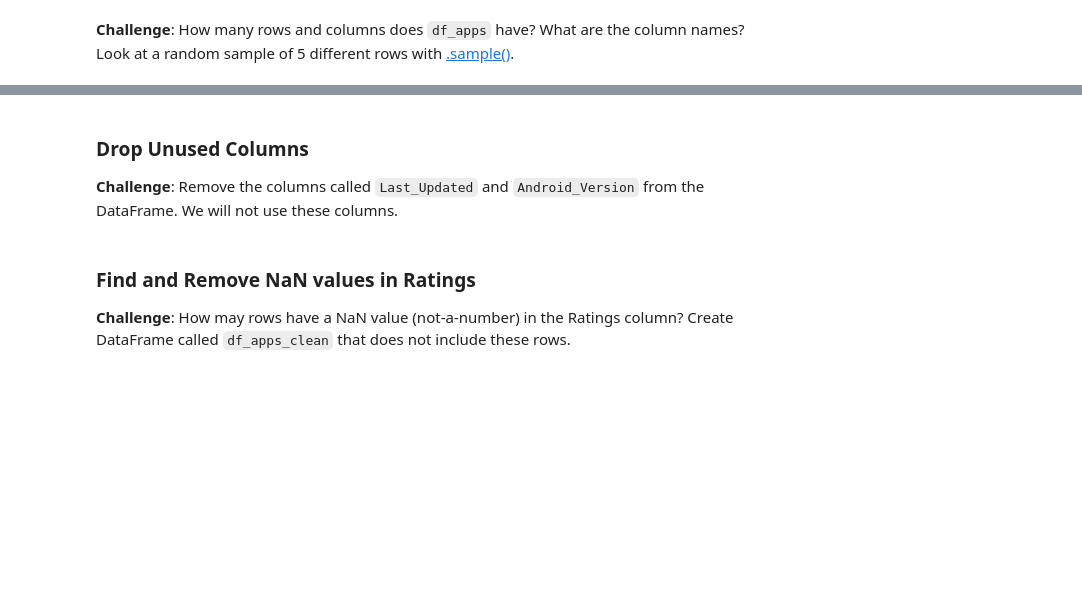
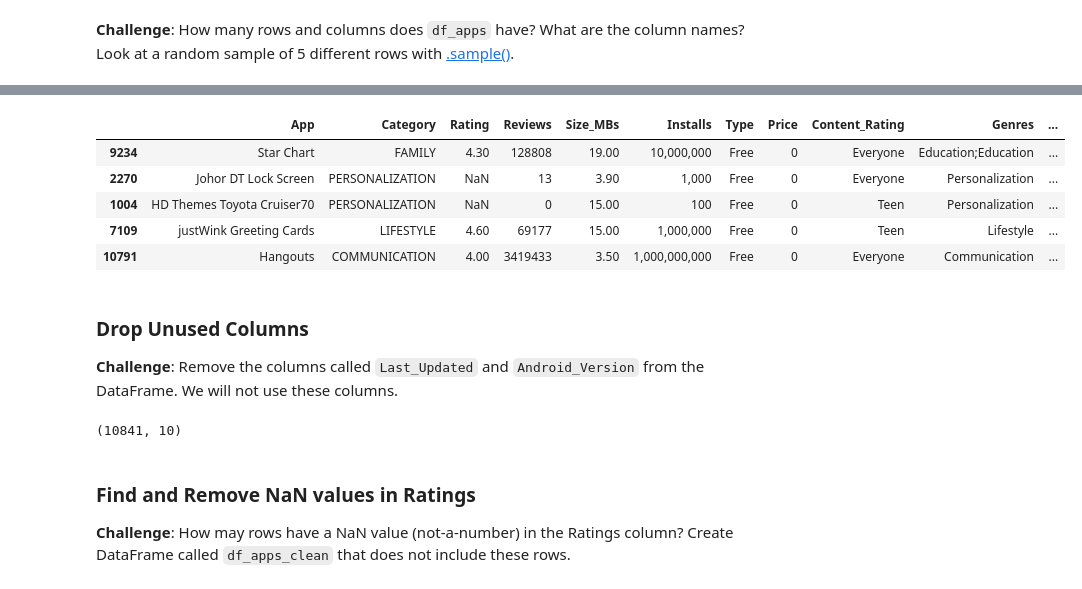
Before and after one commit to AndyRoy04/100DaysOfCode_Python, a Jupyter notebook: Day_76/Google Play Store App Analytics (start).ipynb, the cells around one changed output, grey strips where cells are left out. Cells and saved outputs as stored; diff of their text form; code cells hidden in the pictures; blank space fills up the shorter version.

```diff
--- a/Day_76/Google Play Store App Analytics (start).ipynb
+++ b/Day_76/Google Play Store App Analytics (start).ipynb
@@ -53,7 +53,22 @@ df_apps.tail()
+# %%
+df_apps.sample(5)   #gives 5 random rows
+# %% [output]
+|  | App | Category | Rating | Reviews | Size_MBs | Installs | Type | Price | Content_Rating | Genres | ... |
+| 9234 | Star Chart | FAMILY | 4.30 | 128808 | 19.00 | 10,000,000 | Free | 0 | Everyone | Education;Education | ... |
+| 2270 | Johor DT Lock Screen | PERSONALIZATION | NaN | 13 | 3.90 | 1,000 | Free | 0 | Everyone | Personalization | ... |
+| 1004 | HD Themes Toyota Cruiser70 | PERSONALIZATION | NaN | 0 | 15.00 | 100 | Free | 0 | Teen | Personalization | ... |
+| 7109 | justWink Greeting Cards | LIFESTYLE | 4.60 | 69177 | 15.00 | 1,000,000 | Free | 0 | Teen | Lifestyle | ... |
+| 10791 | Hangouts | COMMUNICATION | 4.00 | 3419433 | 3.50 | 1,000,000,000 | Free | 0 | Everyone | Communication | ... |
 # %% [markdown]
 ### Drop Unused Columns
 
 **Challenge**: Remove the columns called `Last_Updated` and `Android_Version` from the DataFrame. We will not use these columns.
+# %%
+print(df_apps.columns)
+# df_apps = df_apps.drop(['Last_Updated', 'Android_Ver'], axis=1)     # axis=1 specifies that we want to drop certain columns.
+print(df_apps.shape)
+# %% [output]
+(10841, 10)
 # %% [markdown]
 ### Find and Remove NaN values in Ratings
 
```
Also changed, not shown: parts of 5 cells of this notebook.
